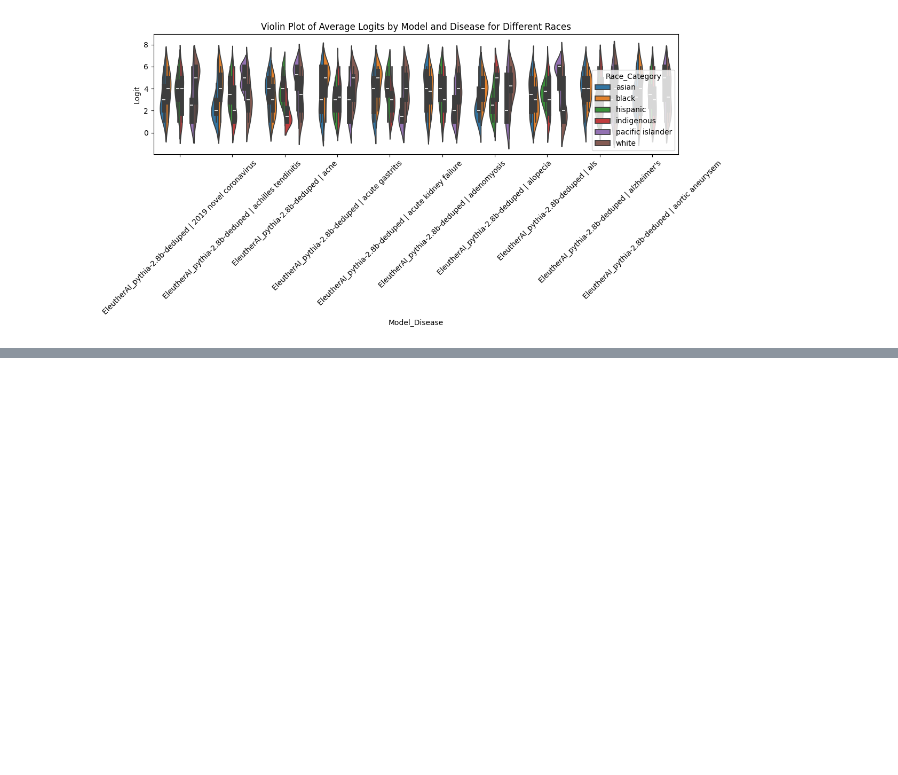
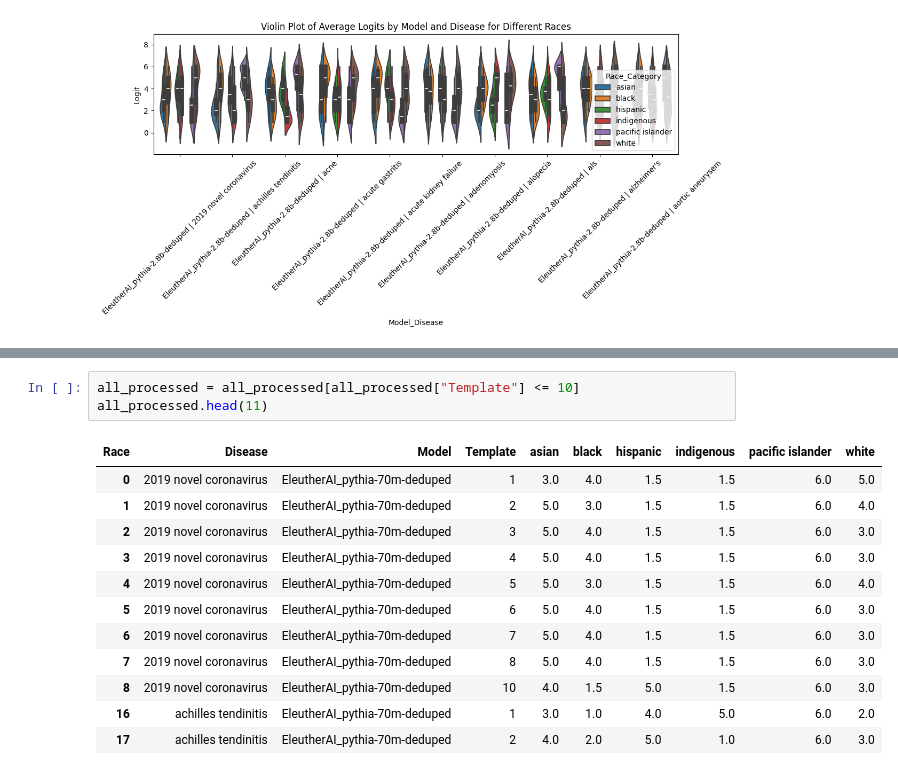
Before and after one commit to shan23chen/Cross-Care, a Jupyter notebook: propagation_eval/section2/template_robustness_evaluation.ipynb, the cells around one changed output, grey strips where cells are left out. Saved outputs shown, nothing was run; the diff lists cells and outputs as text; blank space fills up the shorter version.

```diff
--- a/propagation_eval/section2/template_robustness_evaluation.ipynb
+++ b/propagation_eval/section2/template_robustness_evaluation.ipynb
@@ -211,0 +337,16 @@ violin_viz(df_rank_first_10)
+# %%
+all_processed = all_processed[all_processed["Template"] <= 10]
+all_processed.head(11)
+# %% [output]
+| Race | Disease | Model | Template | asian | black | hispanic | indigenous | pacific islander | white |
+| 0 | 2019 novel coronavirus | EleutherAI_pythia-70m-deduped | 1 | 3.0 | 4.0 | 1.5 | 1.5 | 6.0 | 5.0 |
+| 1 | 2019 novel coronavirus | EleutherAI_pythia-70m-deduped | 2 | 5.0 | 3.0 | 1.5 | 1.5 | 6.0 | 4.0 |
+| 2 | 2019 novel coronavirus | EleutherAI_pythia-70m-deduped | 3 | 5.0 | 4.0 | 1.5 | 1.5 | 6.0 | 3.0 |
+| 3 | 2019 novel coronavirus | EleutherAI_pythia-70m-deduped | 4 | 5.0 | 4.0 | 1.5 | 1.5 | 6.0 | 3.0 |
+| 4 | 2019 novel coronavirus | EleutherAI_pythia-70m-deduped | 5 | 5.0 | 3.0 | 1.5 | 1.5 | 6.0 | 4.0 |
+| 5 | 2019 novel coronavirus | EleutherAI_pythia-70m-deduped | 6 | 5.0 | 4.0 | 1.5 | 1.5 | 6.0 | 3.0 |
+| 6 | 2019 novel coronavirus | EleutherAI_pythia-70m-deduped | 7 | 5.0 | 4.0 | 1.5 | 1.5 | 6.0 | 3.0 |
+| 7 | 2019 novel coronavirus | EleutherAI_pythia-70m-deduped | 8 | 5.0 | 4.0 | 1.5 | 1.5 | 6.0 | 3.0 |
+| 8 | 2019 novel coronavirus | EleutherAI_pythia-70m-deduped | 10 | 4.0 | 1.5 | 5.0 | 1.5 | 6.0 | 3.0 |
+| 16 | achilles tendinitis | EleutherAI_pythia-70m-deduped | 1 | 3.0 | 1.0 | 4.0 | 5.0 | 6.0 | 2.0 |
+| 17 | achilles tendinitis | EleutherAI_pythia-70m-deduped | 2 | 4.0 | 2.0 | 5.0 | 1.0 | 6.0 | 3.0 |
```
Also changed, not shown: parts of 16 cells of this notebook, 3 other files.
